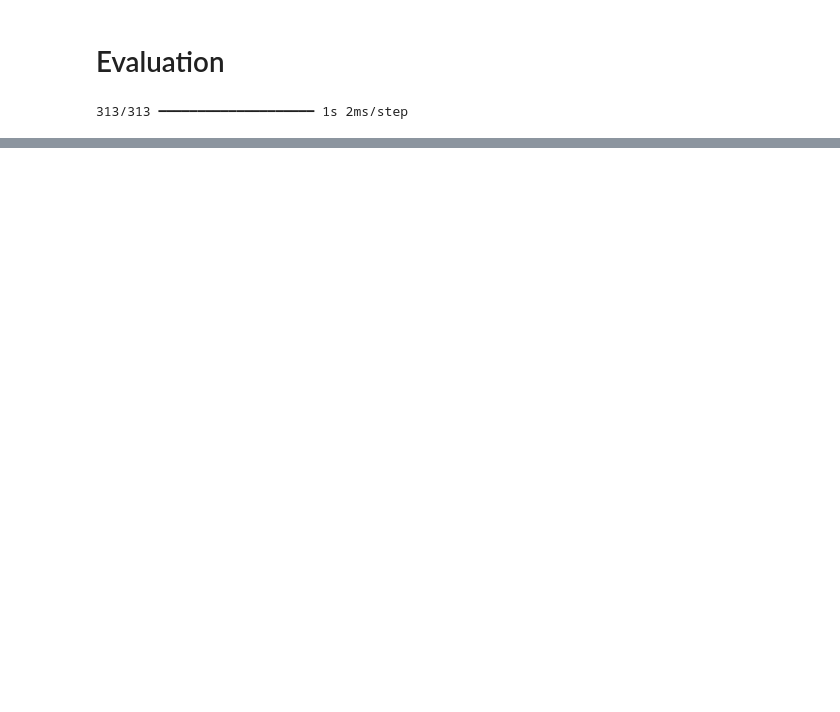
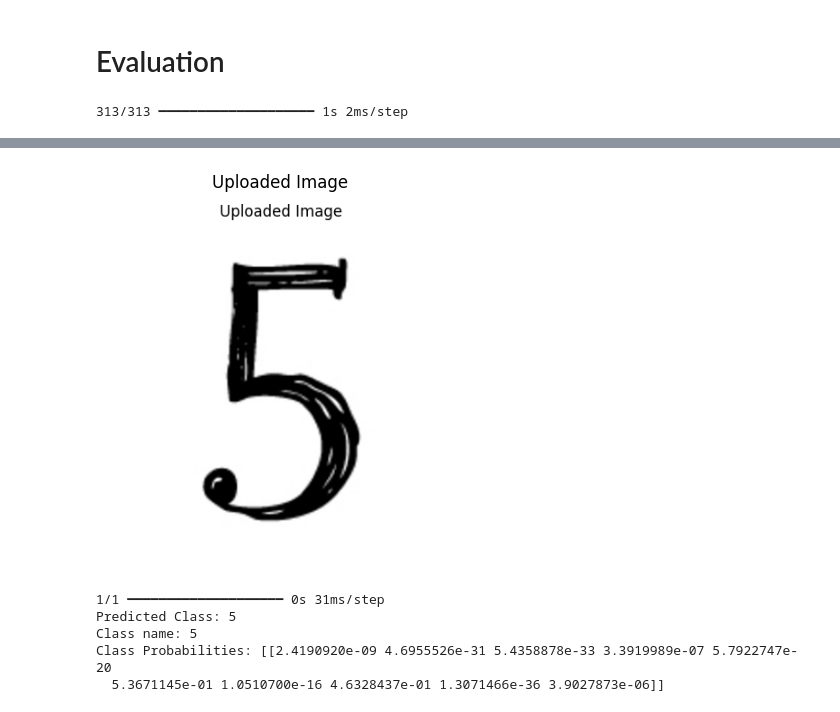
Before and after one commit to Saifullah785/deep-learning-projects, a Jupyter notebook: Project_07_Images_Classification_With_ANN/Project_07_Images_Classification_With_ANN.ipynb, the cells around one changed output, grey strips where cells are left out. Cells and saved outputs as stored; diff of their text form; code cells hidden in the pictures; blank space fills up the shorter version.

Commit message:
Created using Colab while practicing the code on the last sections covered, the prediction system of the model

```diff
--- a/Project_07_Images_Classification_With_ANN/Project_07_Images_Classification_With_ANN.ipynb
+++ b/Project_07_Images_Classification_With_ANN/Project_07_Images_Classification_With_ANN.ipynb
@@ -149,0 +159,3 @@ model.save('mnist_model.h5')
+# %%
+# Load the saved model
+model = load_model('mnist_model.h5')
@@ -149,0 +164,39 @@ model.save('mnist_model.h5')
+# %%
+# Define a function to predict and display the class name of an image
+def predict_and_display_class_name(image_path, model):
+  #load the image
+  image = Image.open(image_path).convert("L")
+  plt.imshow(image, cmap='gray')
+  plt.axis('off')
+  plt.title('Uploaded Image')
+  plt.show()
+
+
+  # Preprocess the image
+  img_resized = image.resize((28, 28))
+  img_array = img_to_array(img_resized)
+  img_array = img_array / 255.0
+  img_array = np.expand_dims(img_array, axis=0)
+
+  # Make Prediction
+  prediction = model.predict(img_array)
+  predicted_class = np.argmax(prediction)
+
+  # Map the class index to class name (0-9 for mnist)
+  class_name= str(predicted_class)
+
+  # Display prediction result
+  print(f'Predicted Class: {predicted_class}')
+  print(f'Class name: {class_name}')
+  print(f'Class Probabilities: {prediction}')
+# %%
+# Example usage of the prediction function
+image_path = '/content/five_digit.png'
+predict_and_display_class_name(image_path, model)
+# %% [output]
+[figure, added]
+1/1 ━━━━━━━━━━━━━━━━━━━━ 0s 31ms/step
+Predicted Class: 5
+Class name: 5
+Class Probabilities: [[2.4190920e-09 4.6955526e-31 5.4358878e-33 3.3919989e-07 5.7922747e-20
+  5.3671145e-01 1.0510700e-16 4.6328437e-01 1.3071466e-36 3.9027873e-06]]
```
Also changed, not shown: parts of 9 cells of this notebook.
